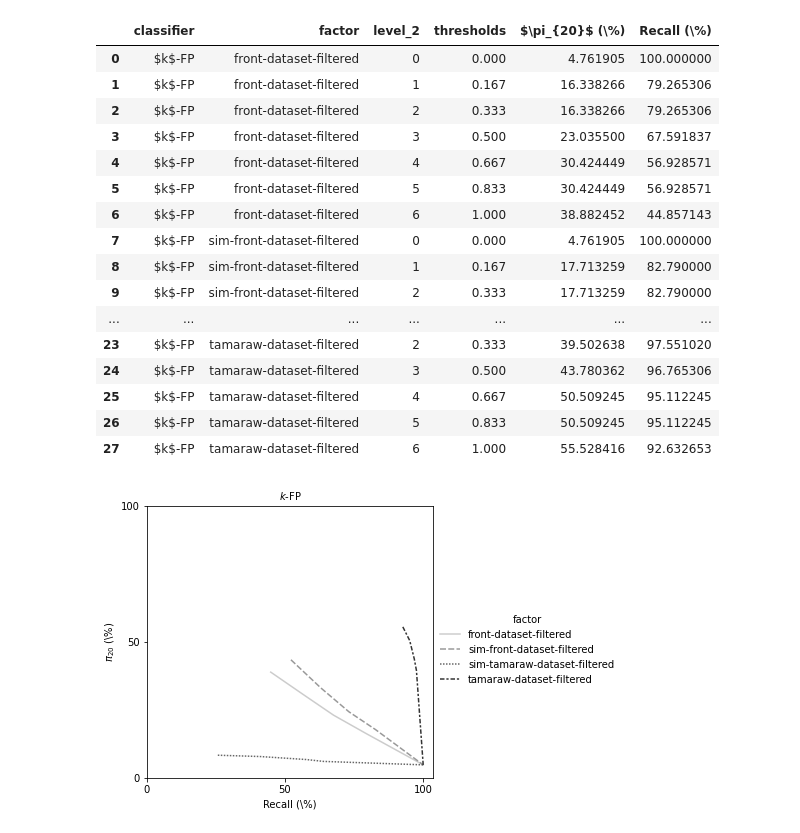
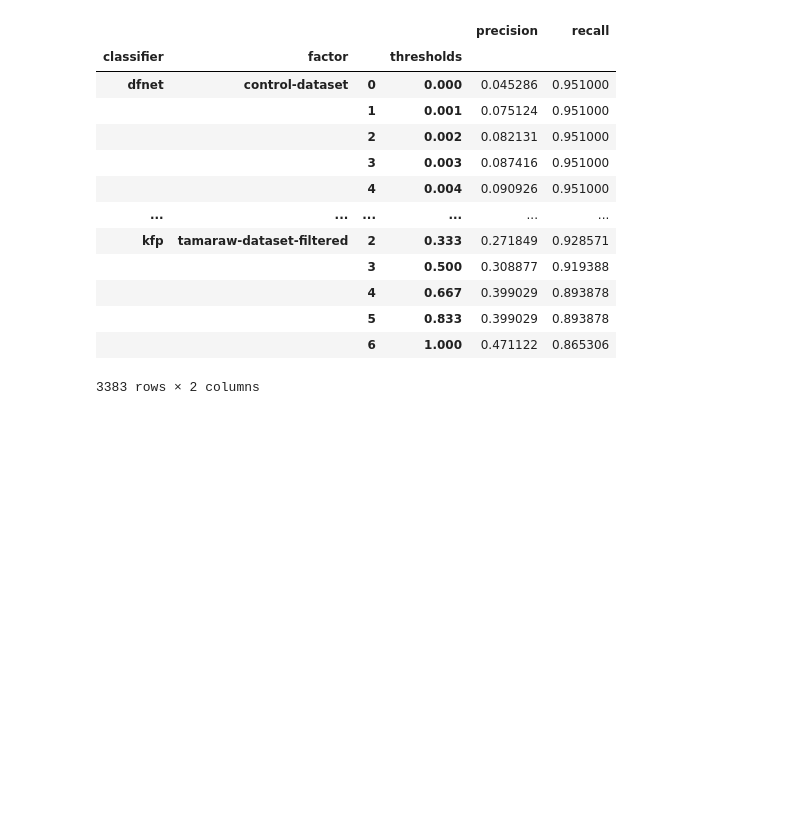
Before and after one commit to jpcsmith/qcsd-experiments, a Jupyter notebook: workflow/notebooks/result-analysis-curve.ipynb, the cells around one changed output. Drawn from its saved outputs; the diff is of its cells as text; code cells hidden in the pictures; blank space fills up the shorter version.

```diff
--- a/workflow/notebooks/result-analysis-curve.ipynb
+++ b/workflow/notebooks/result-analysis-curve.ipynb
@@ -144,24 +90,20 @@ binary_data
-# %%
-figure = plot_pr_curve(binary_data)
-
-# figure.savefig("../results/plots/quic-presence-prcurve-binary.png", dpi=150, bbox_inches="tight")
-# figure.savefig("../results/plots/quic-presence-prcurve-binary.pgf", dpi=150, bbox_inches="tight")
-# %% [output]
-|  | classifier | factor | level_2 | thresholds | $\pi_{20}$ (\%) | Recall (\%) |
-| 0 | $k$-FP | front-dataset-filtered | 0 | 0.000 | 4.761905 | 100.000000 |
-| 1 | $k$-FP | front-dataset-filtered | 1 | 0.167 | 16.338266 | 79.265306 |
-| 2 | $k$-FP | front-dataset-filtered | 2 | 0.333 | 16.338266 | 79.265306 |
-| 3 | $k$-FP | front-dataset-filtered | 3 | 0.500 | 23.035500 | 67.591837 |
-| 4 | $k$-FP | front-dataset-filtered | 4 | 0.667 | 30.424449 | 56.928571 |
-| 5 | $k$-FP | front-dataset-filtered | 5 | 0.833 | 30.424449 | 56.928571 |
-| 6 | $k$-FP | front-dataset-filtered | 6 | 1.000 | 38.882452 | 44.857143 |
-| 7 | $k$-FP | sim-front-dataset-filtered | 0 | 0.000 | 4.761905 | 100.000000 |
-| 8 | $k$-FP | sim-front-dataset-filtered | 1 | 0.167 | 17.713259 | 82.790000 |
-| 9 | $k$-FP | sim-front-dataset-filtered | 2 | 0.333 | 17.713259 | 82.790000 |
-| ... | ... | ... | ... | ... | ... | ... |
-| 23 | $k$-FP | tamaraw-dataset-filtered | 2 | 0.333 | 39.502638 | 97.551020 |
-| 24 | $k$-FP | tamaraw-dataset-filtered | 3 | 0.500 | 43.780362 | 96.765306 |
-| 25 | $k$-FP | tamaraw-dataset-filtered | 4 | 0.667 | 50.509245 | 95.112245 |
-| 26 | $k$-FP | tamaraw-dataset-filtered | 5 | 0.833 | 50.509245 | 95.112245 |
-| 27 | $k$-FP | tamaraw-dataset-filtered | 6 | 1.000 | 55.528416 | 92.632653 |
-[figure, removed]
+# %%
+data2 = (data.groupby(["classifier", "factor"])
+             .apply(precision_recall_curve)
+             .set_index("thresholds", append=True))
+data2
+# %% [output]
+|  |  |  |  | precision | recall |
+| classifier | factor |  | thresholds |  |  |
+| dfnet | control-dataset | 0 | 0.000 | 0.045286 | 0.951000 |
+|  |  | 1 | 0.001 | 0.075124 | 0.951000 |
+|  |  | 2 | 0.002 | 0.082131 | 0.951000 |
+|  |  | 3 | 0.003 | 0.087416 | 0.951000 |
+|  |  | 4 | 0.004 | 0.090926 | 0.951000 |
+| ... | ... | ... | ... | ... | ... |
+| kfp | tamaraw-dataset-filtered | 2 | 0.333 | 0.271849 | 0.928571 |
+|  |  | 3 | 0.500 | 0.308877 | 0.919388 |
+|  |  | 4 | 0.667 | 0.399029 | 0.893878 |
+|  |  | 5 | 0.833 | 0.399029 | 0.893878 |
+|  |  | 6 | 1.000 | 0.471122 | 0.865306 |
+3383 rows × 2 columns
```
Also changed, not shown: parts of 5 cells of this notebook, 5 other files.
